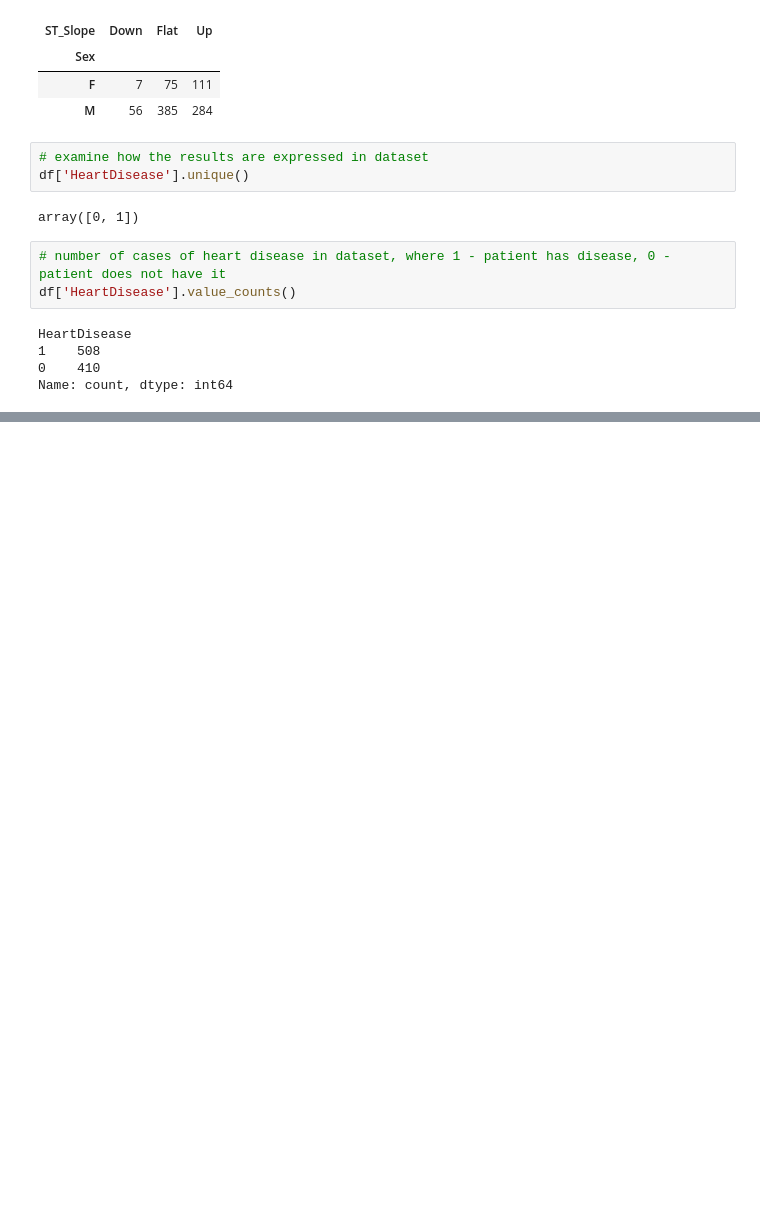
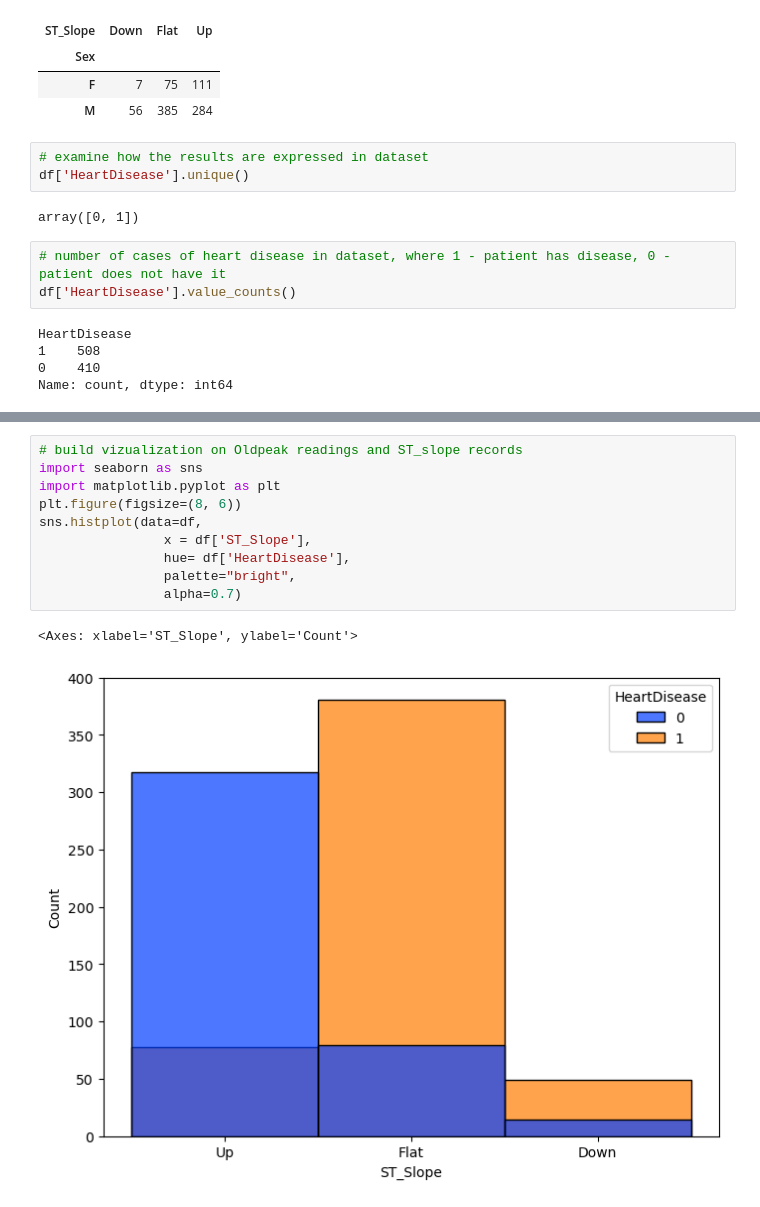
Before and after one commit to midorikawaguti/Heart_Failure_Prediction_Team_0, a Jupyter notebook: data/processed/Cleaning.ipynb, the cells around one changed output, grey strips where cells are left out. Drawn from its saved outputs; the diff is of its cells as text; blank space fills up the shorter version.

```diff
--- a/data/processed/Cleaning.ipynb
+++ b/data/processed/Cleaning.ipynb
@@ -140,0 +137,13 @@ Name: count, dtype: int64
+# %%
+# build vizualization on Oldpeak readings and ST_slope records
+import seaborn as sns
+import matplotlib.pyplot as plt
+plt.figure(figsize=(8, 6))
+sns.histplot(data=df,
+                x = df['ST_Slope'],
+                hue= df['HeartDisease'],
+                palette="bright",
+                alpha=0.7)
+# %% [output]
+<Axes: xlabel='ST_Slope', ylabel='Count'>
+[figure, added]
```
Also changed, not shown: parts of 3 cells of this notebook, 1 other file.
